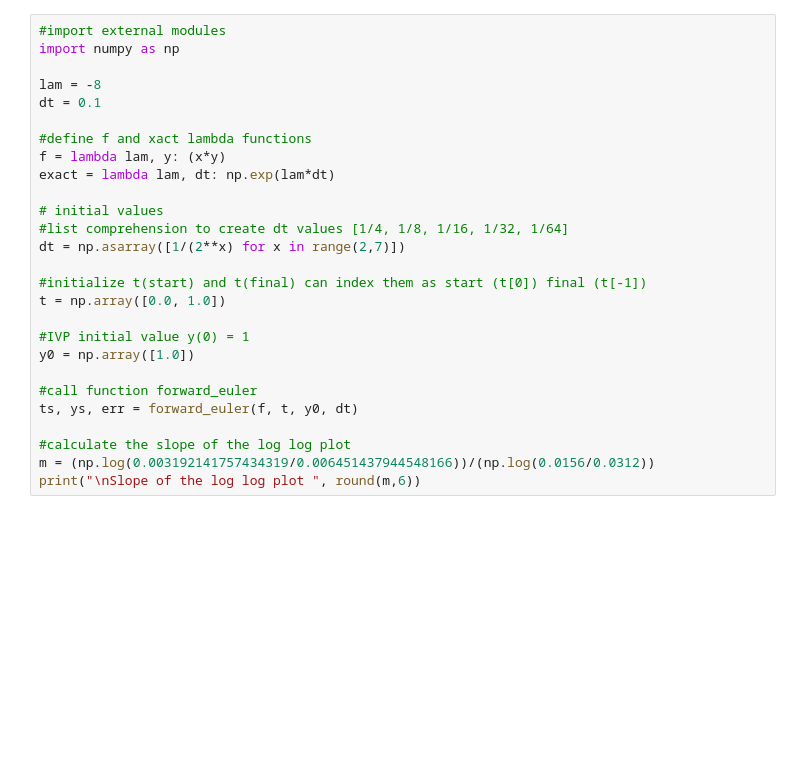
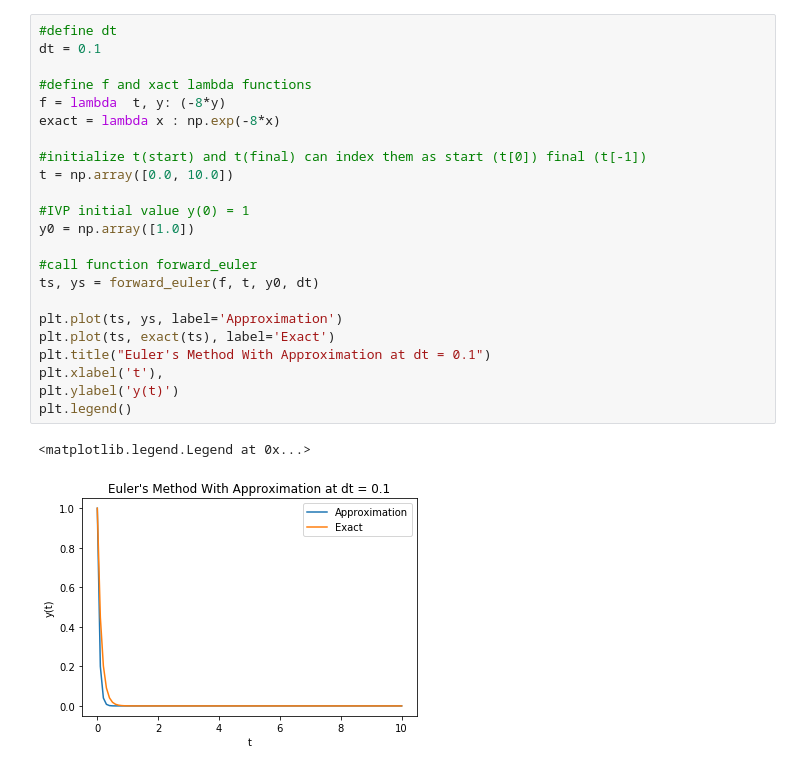
Before and after one commit to pots7878/stability_and_multistep_method, a Jupyter notebook: Lab02.ipynb, the cells around one changed output. Cells and saved outputs as stored; diff of their text form; blank space fills up the shorter version.

```diff
--- a/Lab02.ipynb
+++ b/Lab02.ipynb
@@ -65,27 +43,26 @@ def forward_euler(f, t, y0, dt):
 # %%
-#import external modules
-import numpy as np
-
-lam = -8
+#define dt
 dt = 0.1
 
 #define f and xact lambda functions
-f = lambda lam, y: (x*y)
-exact = lambda lam, dt: np.exp(lam*dt)
-
-# initial values
-#list comprehension to create dt values [1/4, 1/8, 1/16, 1/32, 1/64]
-dt = np.asarray([1/(2**x) for x in range(2,7)])
+f = lambda  t, y: (-8*y)
+exact = lambda x : np.exp(-8*x)
 
 #initialize t(start) and t(final) can index them as start (t[0]) final (t[-1])
-t = np.array([0.0, 1.0])
+t = np.array([0.0, 10.0])
 
 #IVP initial value y(0) = 1
 y0 = np.array([1.0])
 
 #call function forward_euler
-ts, ys, err = forward_euler(f, t, y0, dt)
+ts, ys = forward_euler(f, t, y0, dt)
 
-#calculate the slope of the log log plot
-m = (np.log(0.003192141757434319/0.006451437944548166))/(np.log(0.0156/0.0312))
-print("\nSlope of the log log plot ", round(m,6))
+plt.plot(ts, ys, label='Approximation')
+plt.plot(ts, exact(ts), label='Exact')
+plt.title("Euler's Method With Approximation at dt = 0.1")
+plt.xlabel('t'),
+plt.ylabel('y(t)')
+plt.legend()
+# %% [output]
+<matplotlib.legend.Legend at 0x...>
+[figure, added]
```
Also changed, not shown: parts of 16 cells of this notebook.
